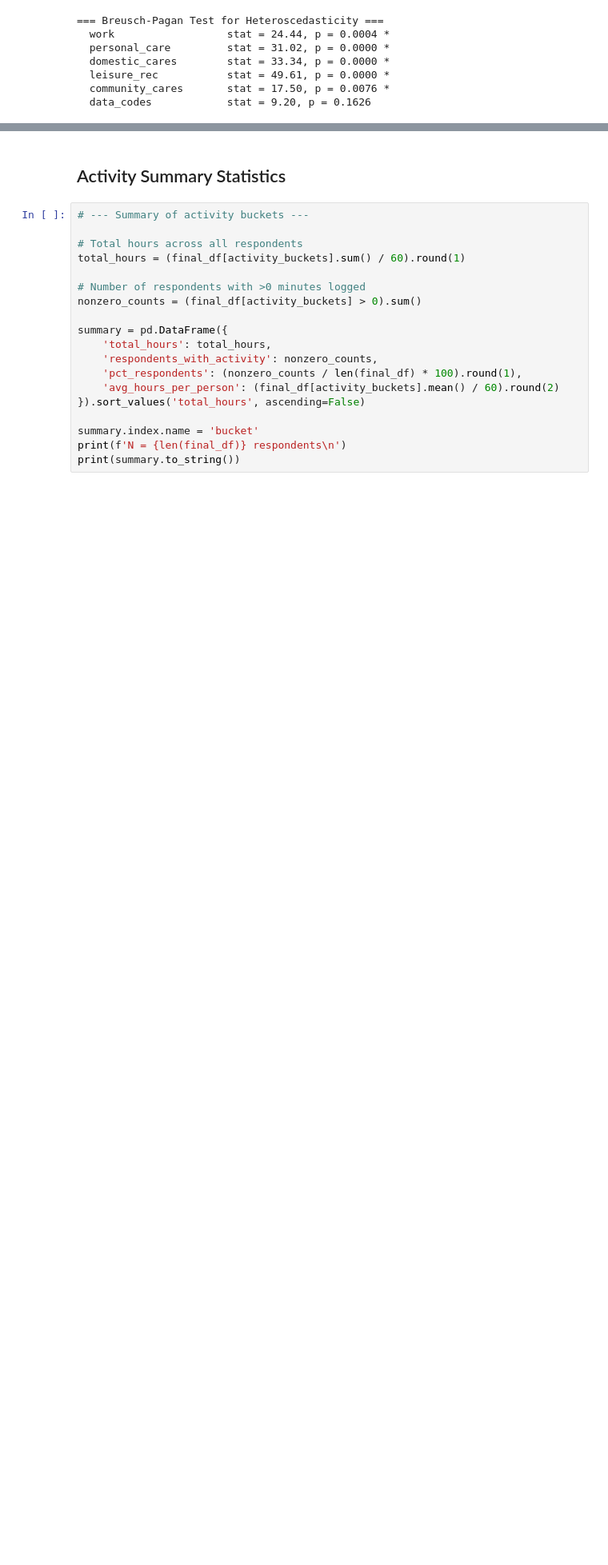
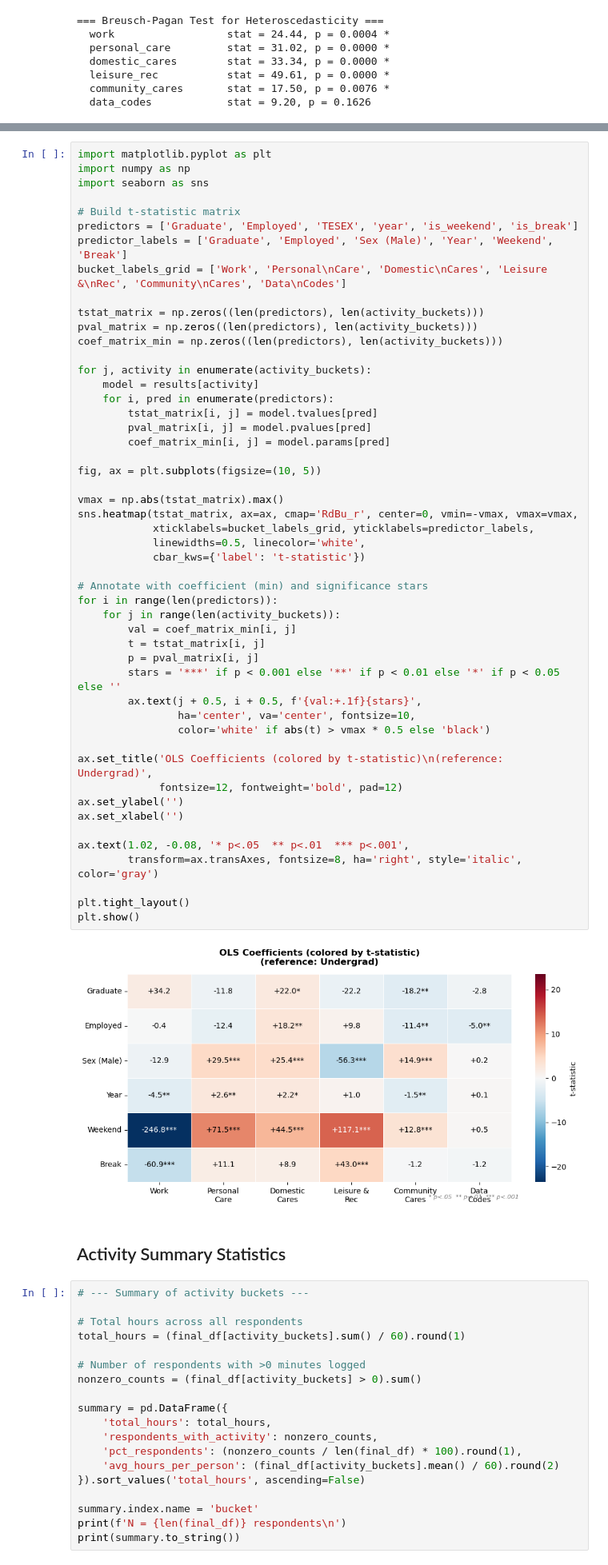
Before and after one commit to alisha-li/ATUS-Analysis, a Jupyter notebook: notebooks/atus_modeling.ipynb, the cells around one changed output, grey strips where cells are left out. Shown at 80% size. Saved outputs shown, nothing was run; the diff lists cells and outputs as text; blank space fills up the shorter version.

```diff
--- a/notebooks/atus_modeling.ipynb
+++ b/notebooks/atus_modeling.ipynb
@@ -868,3 +870,55 @@ plt.show()
+# %%
+import matplotlib.pyplot as plt
+import numpy as np
+import seaborn as sns
+
+# Build t-statistic matrix
+predictors = ['Graduate', 'Employed', 'TESEX', 'year', 'is_weekend', 'is_break']
+predictor_labels = ['Graduate', 'Employed', 'Sex (Male)', 'Year', 'Weekend', 'Break']
+bucket_labels_grid = ['Work', 'Personal\nCare', 'Domestic\nCares', 'Leisure &\nRec', 'Community\nCares', 'Data\nCodes']
+
+tstat_matrix = np.zeros((len(predictors), len(activity_buckets)))
+pval_matrix = np.zeros((len(predictors), len(activity_buckets)))
+coef_matrix_min = np.zeros((len(predictors), len(activity_buckets)))
+
+for j, activity in enumerate(activity_buckets):
+    model = results[activity]
+    for i, pred in enumerate(predictors):
+        tstat_matrix[i, j] = model.tvalues[pred]
+        pval_matrix[i, j] = model.pvalues[pred]
+        coef_matrix_min[i, j] = model.params[pred]
+
+fig, ax = plt.subplots(figsize=(10, 5))
+
+vmax = np.abs(tstat_matrix).max()
+sns.heatmap(tstat_matrix, ax=ax, cmap='RdBu_r', center=0, vmin=-vmax, vmax=vmax,
+            xticklabels=bucket_labels_grid, yticklabels=predictor_labels,
+            linewidths=0.5, linecolor='white',
+            cbar_kws={'label': 't-statistic'})
+
+# Annotate with coefficient (min) and significance stars
+for i in range(len(predictors)):
+    for j in range(len(activity_buckets)):
+        val = coef_matrix_min[i, j]
+        t = tstat_matrix[i, j]
+        p = pval_matrix[i, j]
+        stars = '***' if p < 0.001 else '**' if p < 0.01 else '*' if p < 0.05 else ''
+        ax.text(j + 0.5, i + 0.5, f'{val:+.1f}{stars}',
+                ha='center', va='center', fontsize=10,
+                color='white' if abs(t) > vmax * 0.5 else 'black')
+
+ax.set_title('OLS Coefficients (colored by t-statistic)\n(reference: Undergrad)',
+             fontsize=12, fontweight='bold', pad=12)
+ax.set_ylabel('')
+ax.set_xlabel('')
+
+ax.text(1.02, -0.08, '* p<.05  ** p<.01  *** p<.001',
+        transform=ax.transAxes, fontsize=8, ha='right', style='italic', color='gray')
+
+plt.tight_layout()
+plt.show()
+# %% [output]
+[figure, added]
 # %% [markdown]
 ## Activity Summary Statistics
 # %%
```
Also changed, not shown: parts of 10 cells of this notebook, 1 other file.
